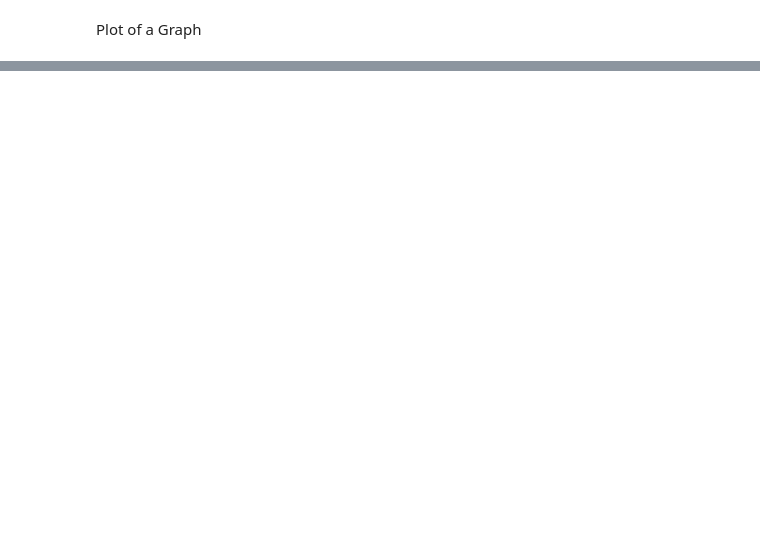
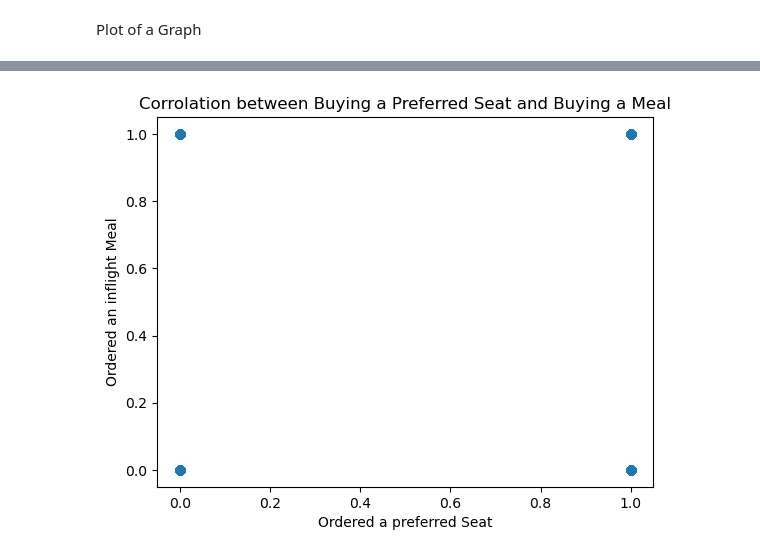
Before and after one commit to DRomer1/Project-2, a Jupyter notebook: Project_2.ipynb, the cells around one changed output, grey strips where cells are left out. Cells and saved outputs as stored; diff of their text form; code cells hidden in the pictures; blank space fills up the shorter version.

```diff
--- a/Project_2.ipynb
+++ b/Project_2.ipynb
@@ -42,4 +61,5 @@ Maximum Values For Measurments 1-14:
 # %%
+df = pd.read_csv('Passanger_booking_data.csv')
 max_num_passengers = df['num_passengers'].max()
 max_value_Trip_Length_Hours = df['length_of_stay (Hours)'].max()
 max_value_departure_time = df['flight_hour'].max()
@@ -102,2 +130,10 @@ NameError: name 'df' is not defined
+# %%
+plt.scatter(df['wants_preferred_seat'], df['wants_in_flight_meals'])
+plt.xlabel('Ordered a preferred Seat')
+plt.ylabel('Ordered an inflight Meal')
+plt.title('Corrolation between Buying a Preferred Seat and Buying a Meal')
+plt.show()
+# %% [output]
+[figure, added]
 # %% [markdown]
 ![Project_2_Corrolations](Project_2_Corrolations.png)
```
Also changed, not shown: parts of 12 cells of this notebook, 2 other files.
